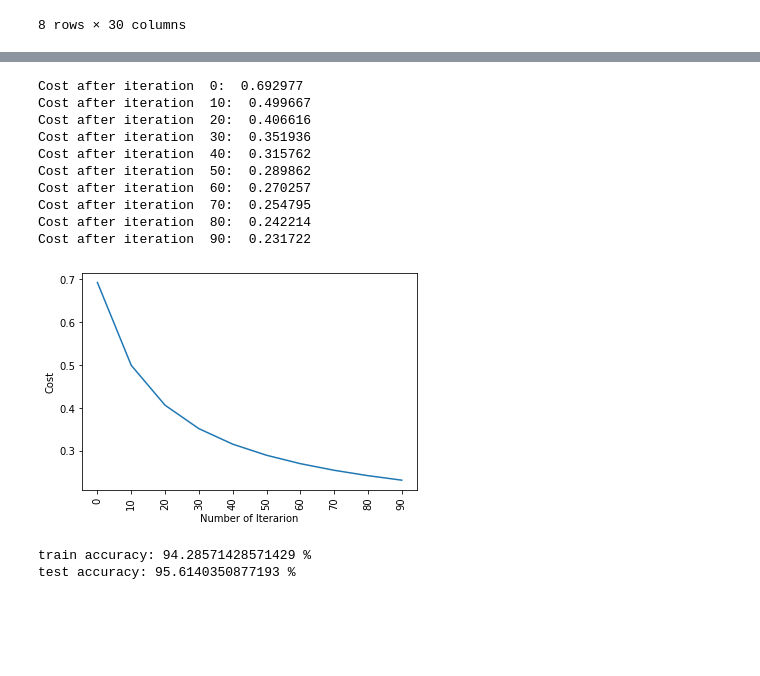
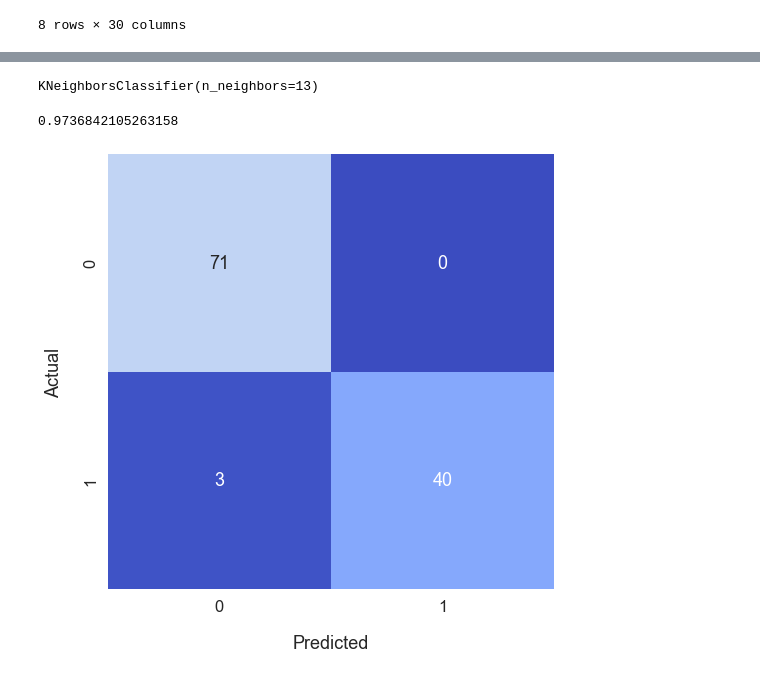
Before and after one commit to BTalekar/BreastCancerDiagnosis, a Jupyter notebook: Breast Cancer Diagnosis using Logistic Regression.ipynb, the cells around one changed output, grey strips where cells are left out. Drawn from its saved outputs; the diff is of its cells as text; code cells hidden in the pictures; blank space fills up the shorter version.

```diff
--- a/Breast Cancer Diagnosis using Logistic Regression.ipynb
+++ b/Breast Cancer Diagnosis using Logistic Regression.ipynb
@@ -177,37 +85,36 @@ def predict(w, b, x_test):
-# %%
-def logistic_regression(x_train, y_train, x_test, y_test,
-						learning_rate, num_iterations):
-
-	dimension = x_train.shape[0]
-	w, b = initialize_weights_and_bias(dimension)
-
-	parameters, gradients, cost_list = update(
-		w, b, x_train, y_train, learning_rate, num_iterations)
-
-	y_prediction_test = predict(
-		parameters["weight"], parameters["bias"], x_test)
-	y_prediction_train = predict(
-		parameters["weight"], parameters["bias"], x_train)
-
-	# train / test Errors
-	print("train accuracy: {} %".format(
-		100 - np.mean(np.abs(y_prediction_train - y_train)) * 100))
-	print("test accuracy: {} %".format(
-		100 - np.mean(np.abs(y_prediction_test - y_test)) * 100))
-
-logistic_regression(x_train, y_train, x_test,
-					y_test, learning_rate = 1, num_iterations = 100)
-# %% [output]
-Cost after iteration  0:  0.692977
-Cost after iteration  10:  0.499667
-Cost after iteration  20:  0.406616
-Cost after iteration  30:  0.351936
-Cost after iteration  40:  0.315762
-Cost after iteration  50:  0.289862
-Cost after iteration  60:  0.270257
-Cost after iteration  70:  0.254795
-Cost after iteration  80:  0.242214
-Cost after iteration  90:  0.231722
-[figure, removed]
-train accuracy: 94.28571428571429 %
-test accuracy: 95.6140350877193 %
+# %%
+from sklearn.model_selection import train_test_split
+X_train, X_test, y_train, y_test = train_test_split(
+X, y, test_size = 0.20, random_state = 42)
+# %%
+from sklearn.neighbors import KNeighborsClassifier
+knn = KNeighborsClassifier(n_neighbors = 13)
+knn.fit(X_train, y_train)
+# %% [output]
+KNeighborsClassifier(n_neighbors=13)
+# %%
+knn.score(X_test, y_test)
+# %% [output]
+0.9736842105263158
+# %%
+from sklearn.metrics import confusion_matrix
+y_pred= knn.predict(X_test)
+cm = confusion_matrix(y_test, y_pred)
+
+plt.figure(figsize=(8,8))
+sns.set(font_scale = 1.5)
+
+ax = sns.heatmap(
+    cm, # confusion matrix 2D array
+    annot=True, # show numbers in the cells
+    fmt='d', # show numbers as integers
+    cbar=False, # don't show the color bar
+    cmap='coolwarm', # customize color map
+    vmax=175 # to get better color contrast
+)
+
+ax.set_xlabel("Predicted", labelpad=20)
+ax.set_ylabel("Actual", labelpad=20)
+plt.show()
+# %% [output]
+[figure, added]
```
Also changed, not shown: parts of 9 cells of this notebook.
